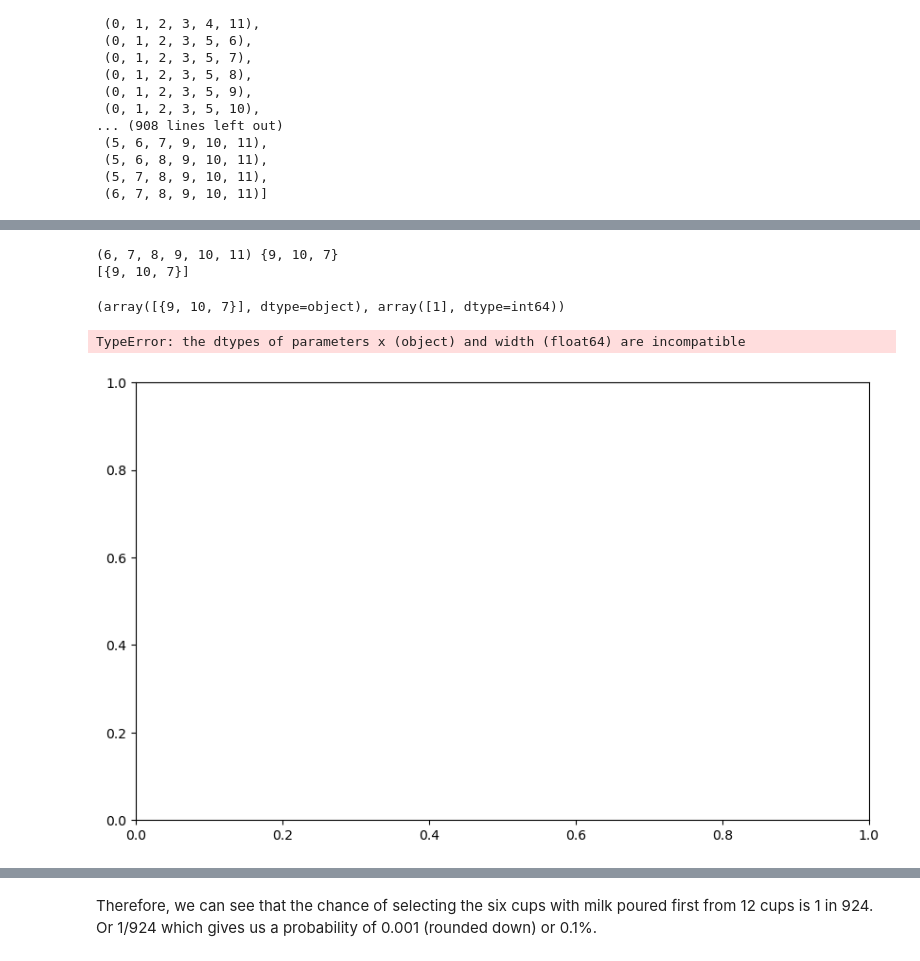
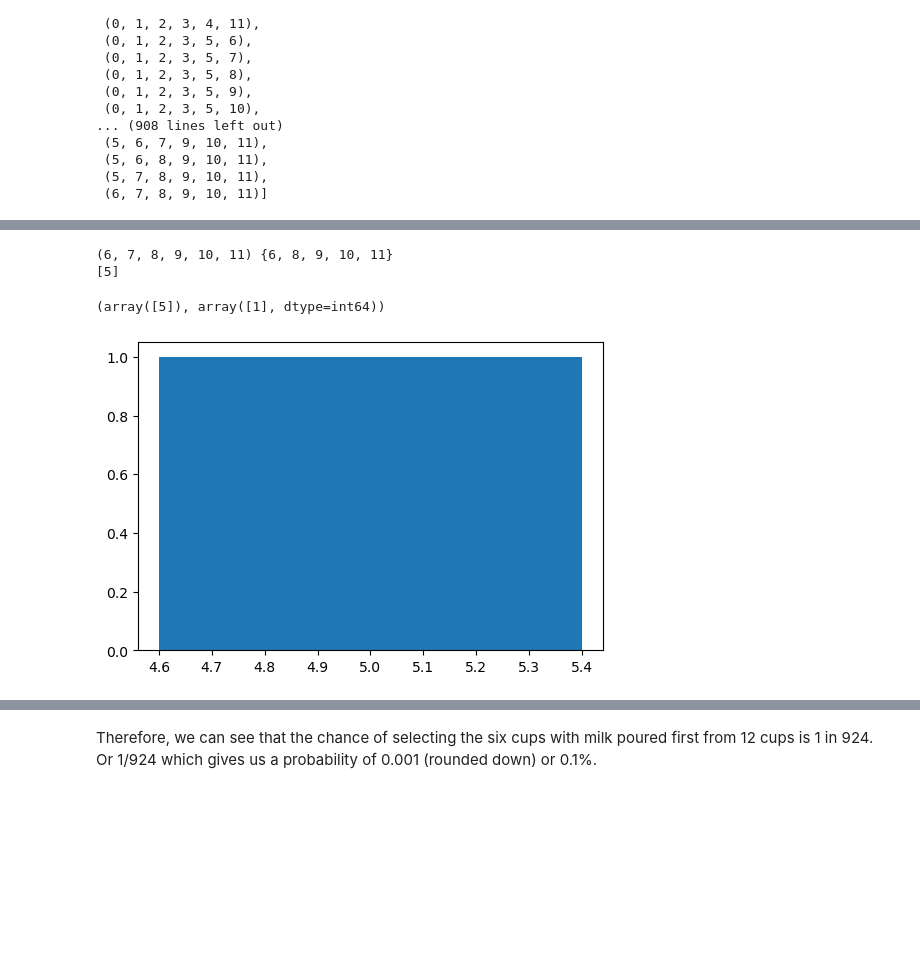
Before and after one commit to kevinsenan/applied_statistics_24_25, a Jupyter notebook: tasks.ipynb, the cells around one changed output, grey strips where cells are left out. Drawn from its saved outputs; the diff is of its cells as text; code cells hidden in the pictures; blank space fills up the shorter version.

```diff
--- a/tasks.ipynb
+++ b/tasks.ipynb
@@ -106,29 +103,27 @@ milk_identify
 num_of_overlaps = []
 
 for comb in user_combinations:
-
     s1 = set(comb)
     s2 = set(milk_identify)
 #show where the sets overlap
 overlap = s1.intersection(s2)
 print(comb, overlap)
-num_of_overlaps.append(overlap)
+num_of_overlaps.append(len(overlap))
 
 print(num_of_overlaps)
 # %% [output]
-(6, 7, 8, 9, 10, 11) {9, 10, 7}
-[{9, 10, 7}]
+(6, 7, 8, 9, 10, 11) {6, 8, 9, 10, 11}
+[5]
 # %%
 values = np.unique(num_of_overlaps, return_counts=True)
 
 values
 # %% [output]
-(array([{9, 10, 7}], dtype=object), array([1], dtype=int64))
+(array([5]), array([1], dtype=int64))
 # %%
-fig, ax = plt.subplots(figsize=(10, 6))
+fig, ax = plt.subplots(figsize=(6, 4))
 
 ax.bar(values[0], values[1]);
 # %% [output]
-TypeError: the dtypes of parameters x (object) and width (float64) are incompatible
-[figure, old version]
+[figure, new version]
 # %%
```
Also changed, not shown: parts of 9 cells of this notebook.
